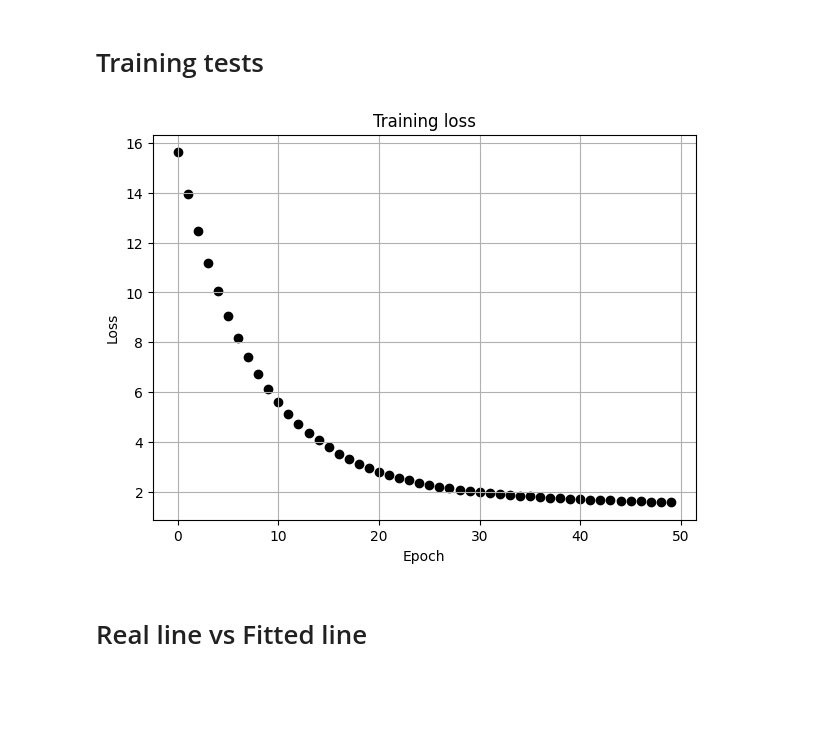
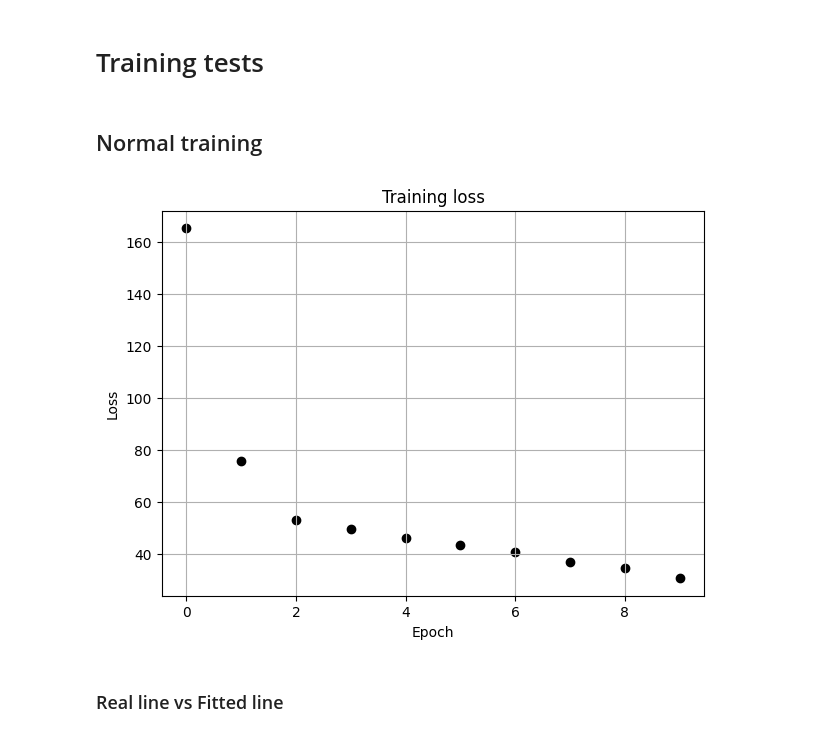
Before and after one commit to lordPachy/acsai, a Jupyter notebook: Deep Learning/Class/Exercises/lr_scratch_ex.ipynb, the cells around one changed output. Drawn from its saved outputs; the diff is of its cells as text; code cells hidden in the pictures; blank space fills up the shorter version.

```diff
--- a/Deep Learning/Class/Exercises/lr_scratch_ex.ipynb
+++ b/Deep Learning/Class/Exercises/lr_scratch_ex.ipynb
@@ -48,14 +63,31 @@ def l2_loss(y, y_hat):
+# %%
+def abs_loss(y, y_hat):
+    '''
+    Remember that y (true value) and y_hat (prediction) are nx1
+    '''
+
+    l = (y_hat-torch.reshape(y, y_hat.shape)).abs()
+    return l.sum()
 # %% [markdown]
 # Optimizer
 # %%
 class SGD:
-    def __init__(self, parameters, lr = 0.01):
+    def __init__(self, parameters, lr = 0.01, max_grad = None):
         self.lr = lr
         self.parameters = parameters
+        self.max_grad = max_grad
 
     def step(self):
         for p in self.parameters:
-            p -= self.lr * p.grad
+            # The atrocity in the second condition of the if statement creates a matrix with entry max_grad and
+            # dimension p.grad.shape, compares them, and returns true if any value of p.grad is bigger than
+            # any value of max_grad.
+            # TL;DR
+            # If any gradient is over max_grad, there is no backpropagation
+            if self.max_grad and torch.any(torch.tensor([self.max_grad]*p.grad.shape[0]).reshape_as(p.grad) < p.grad):
+                continue
+            else:
+                p -= self.lr * p.grad
 
     def zero_grad(self):
         for p in self.parameters:
@@ -78,8 +110,8 @@ class Trainer:
         '''
         clear_output(wait=True)         # This is needed for live updates
         plt.figure(figsize=figsize)
-        x = [float(i) for i in x]
-        y = [float(i) for i in y]
+        x = x.astype('float64')
+        y= y.astype('float64')
 
         if len(x) > 1:
             plt.scatter(x,y, label='axis y', color='k')
@@ -90,12 +122,12 @@ class Trainer:
         plt.ylabel('Loss')
         plt.show()
 
-    def fit_model(self, data_generator):
+    def fit_model(self, generated_data):
         '''
         A function that creates the training data,
         optimizes the model and plots the results.
         '''
-        x, y = data_generator(self.iterations)
+        x, y = generated_data
         train_loss = np.array([])
 
         for i in range(self.epochs):
@@ -112,13 +144,16 @@ class Trainer:
             self.live_plot(np.arange(i+1), train_loss, title="Training loss")
 # %% [markdown]
 # Training tests
+# %% [markdown]
+## Normal training
 # %%
-model = Regression_model(k=1)
-optimizer = SGD([model.W, model.b], lr=0.05)
-trainer = Trainer(model, l2_loss, optimizer, epochs=50)
+generated_data = regression_data_generator(n = 30, w = torch.tensor([10.0, 0]))
+model = Regression_model(k = generated_data[0].shape[1], sigma=0.01)
+optimizer = SGD([model.W, model.b], lr=0.08)
+trainer = Trainer(model, abs_loss, optimizer, epochs=10)
 
-trainer.fit_model(regression_data_generator)
+trainer.fit_model(generated_data)
 # %% [output]
-[figure, old version]
+[figure, new version]
 # %% [markdown]
-# Real line vs Fitted line
+### Real line vs Fitted line
```
Also changed, not shown: parts of 13 cells of this notebook, 29 other files.
